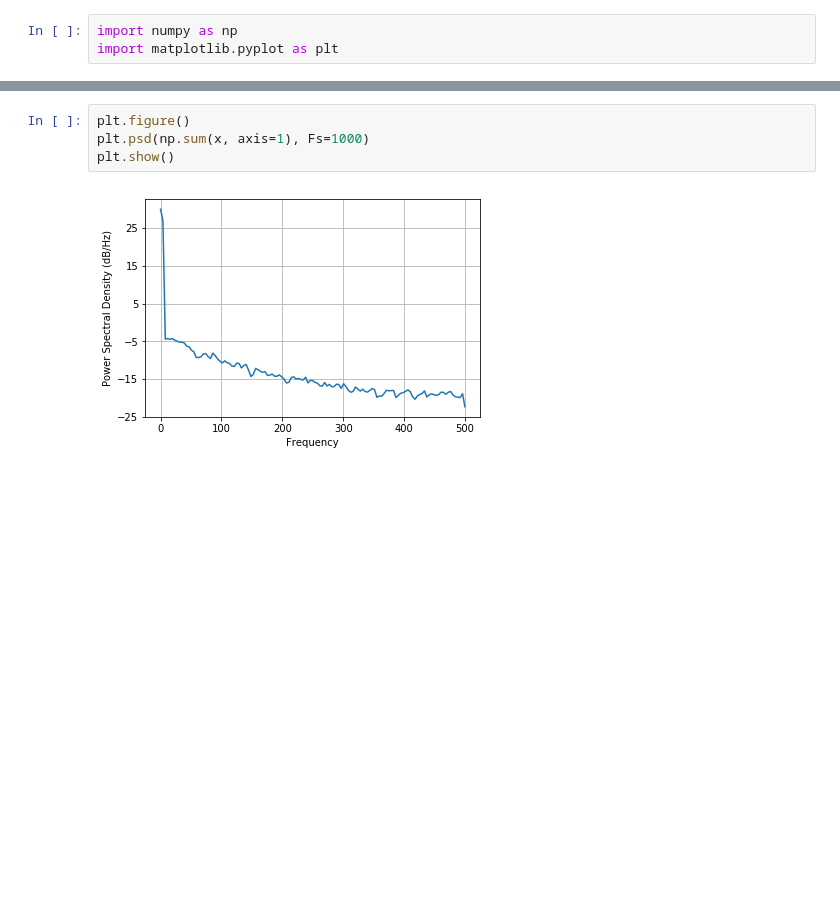
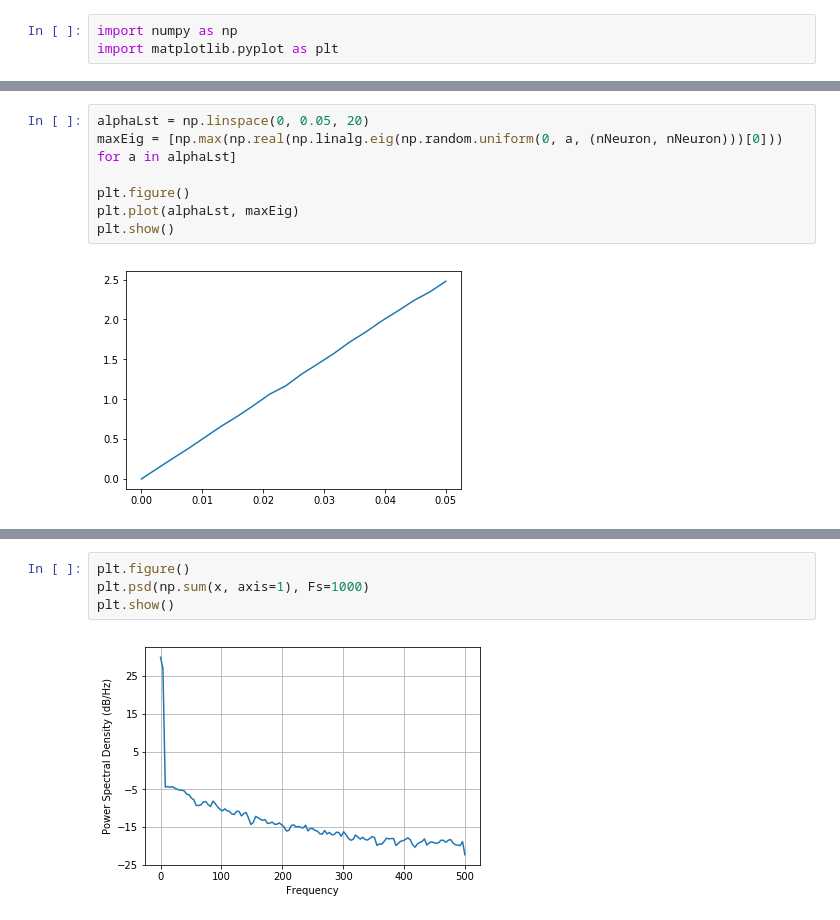
Before and after one commit to aleksejs-fomins/bio-machine-learning, a Jupyter notebook: tutorials/t1-basic-threshold-model-stability.ipynb, the cells around one changed output, grey strips where cells are left out. Drawn from its saved outputs; the diff is of its cells as text; blank space fills up the shorter version.

```diff
--- a/tutorials/t1-basic-threshold-model-stability.ipynb
+++ b/tutorials/t1-basic-threshold-model-stability.ipynb
@@ -29,3 +29,12 @@ x = simulate(M, 10000, 1)
+# %%
+alphaLst = np.linspace(0, 0.05, 20)
+maxEig = [np.max(np.real(np.linalg.eig(np.random.uniform(0, a, (nNeuron, nNeuron)))[0])) for a in alphaLst]
+
+plt.figure()
+plt.plot(alphaLst, maxEig)
+plt.show()
+# %% [output]
+[figure, added]
 # %%
 M = np.random.uniform(0, 0.018, (nNeuron, nNeuron))
 np.max(np.linalg.eig(M)[0])
```
Also changed, not shown: parts of 3 cells of this notebook, 2 other files.
